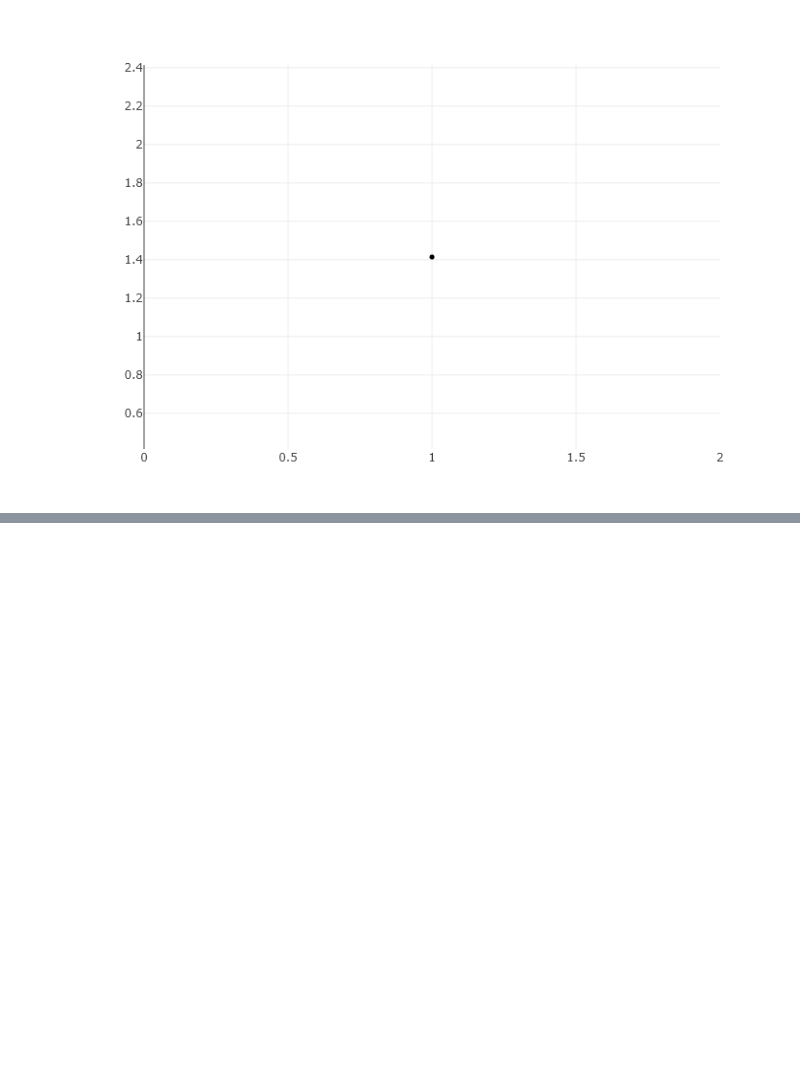
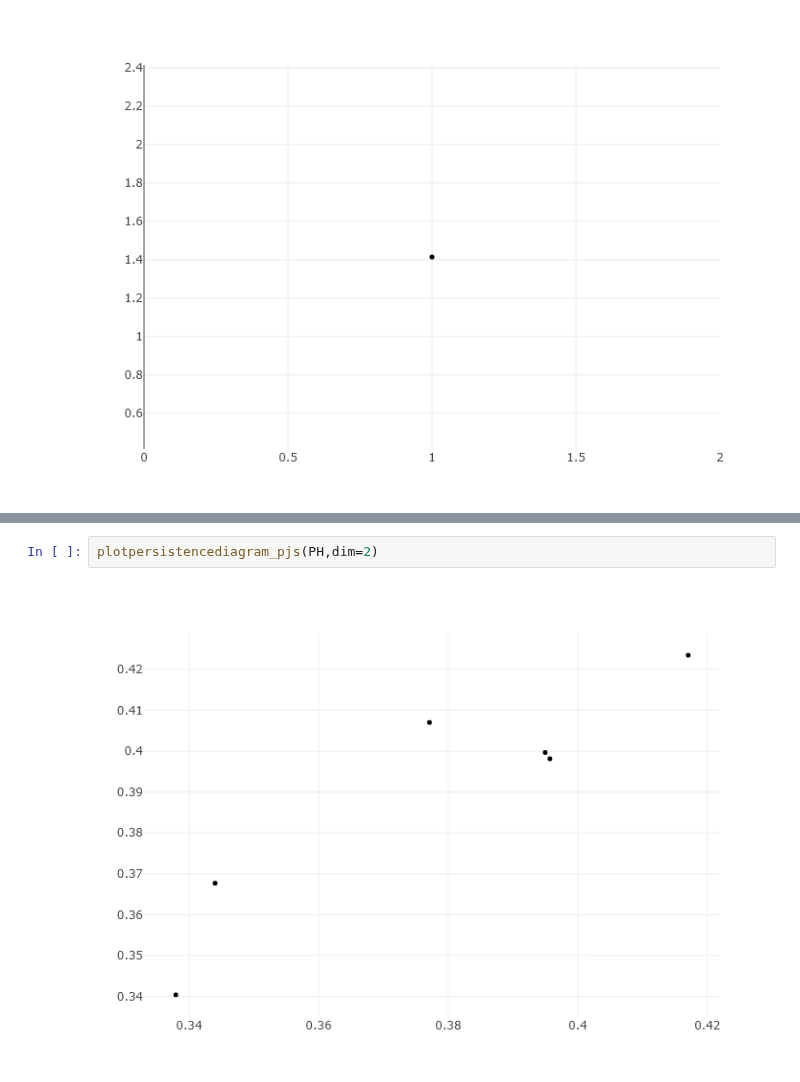
Before and after one commit to Jevi-Waugh/PH-AML, a Jupyter notebook: notebooks/features.ipynb, the cells around one changed output, grey strips where cells are left out. Drawn from its saved outputs; the diff is of its cells as text; blank space fills up the shorter version.

```diff
--- a/notebooks/features.ipynb
+++ b/notebooks/features.ipynb
@@ -48 +111,5 @@ plotpersistencediagram_pjs(PH,dim=1)
+# %%
+plotpersistencediagram_pjs(PH,dim=2)
+# %% [output]
+[figure, added]
 # %%
```
Also changed, not shown: parts of 10 cells of this notebook.
